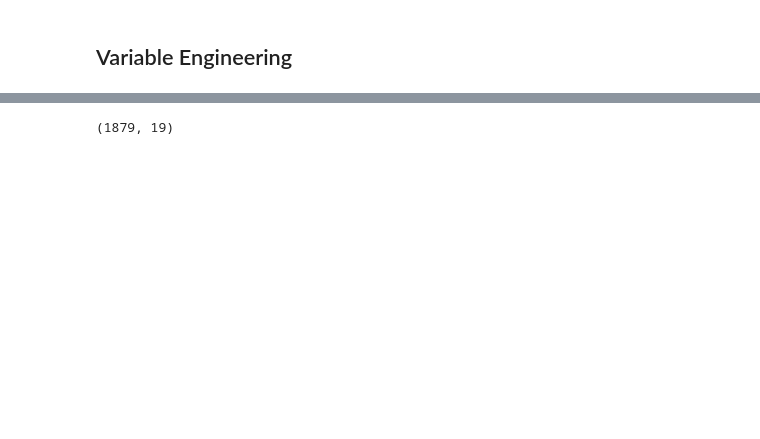
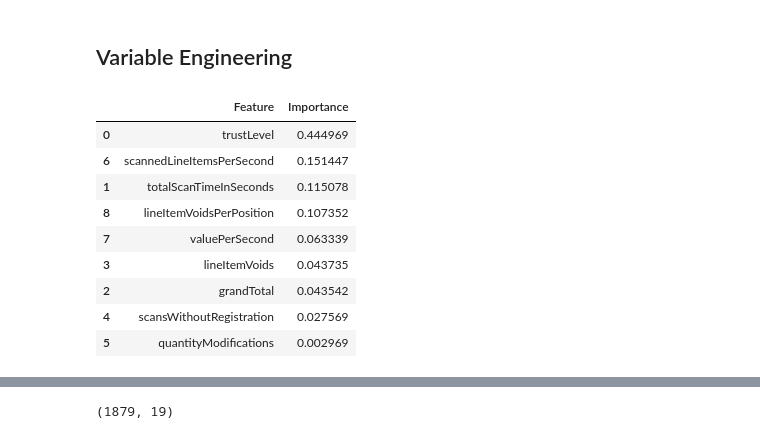
Before and after one commit to Evan-Callaghan/DATA-448-Predictive-Analytics, a Jupyter notebook: Data Mining Cup Task/DMC_Task.ipynb, the cells around one changed output, grey strips where cells are left out. Saved outputs shown, nothing was run; the diff lists cells and outputs as text; code cells hidden in the pictures; blank space fills up the shorter version.

```diff
--- a/Data Mining Cup Task/DMC_Task.ipynb
+++ b/Data Mining Cup Task/DMC_Task.ipynb
@@ -113,5 +95,47 @@ plt.show()
 # %% [markdown]
 ## Variable Engineering
+# %%
+## Engineering features by using the strong heredity principle. That is, identifying the top features and
+## engineering the interaction between them.
+
+## Defining the input and target variables
+X = train.drop(columns = ['fraud'])
+Y = train['fraud']
+
+## Defining a list to store results
+results = []
+
+## Repeating process 100 times
+for i in range(0, 100):
+
+    ## Splitting the data
+    X_train, X_test, Y_train, Y_test = train_test_split(X, Y, test_size = 0.2, stratify = Y)
+
+    ## Building the model
+    rf_md = RandomForestClassifier(max_depth = 3, n_estimators = 500).fit(X_train, Y_train)
+
+    ## Extracting feature importance scores
+    results.append(rf_md.feature_importances_)
+
+## Changing results list to a dataframe
+results = pd.DataFrame(results, columns = X.columns)
+
+## Computing averages and sorting variables by importance
+results = pd.DataFrame(results.apply(np.mean, axis = 0))
+results = pd.DataFrame({'Feature': results.index, 'Importance': results[0].values}).sort_values(by = 'Importance', ascending = False)
+
+results
+# %% [output]
+|  | Feature | Importance |
+| 0 | trustLevel | 0.444969 |
+| 6 | scannedLineItemsPerSecond | 0.151447 |
+| 1 | totalScanTimeInSeconds | 0.115078 |
+| 8 | lineItemVoidsPerPosition | 0.107352 |
+| 7 | valuePerSecond | 0.063339 |
+| 3 | lineItemVoids | 0.043735 |
+| 2 | grandTotal | 0.043542 |
+| 4 | scansWithoutRegistration | 0.027569 |
+| 5 | quantityModifications | 0.002969 |
 # %%
 ## Creating decision tree to find new feature relationships
 
```
Also changed, not shown: parts of 11 cells of this notebook.
